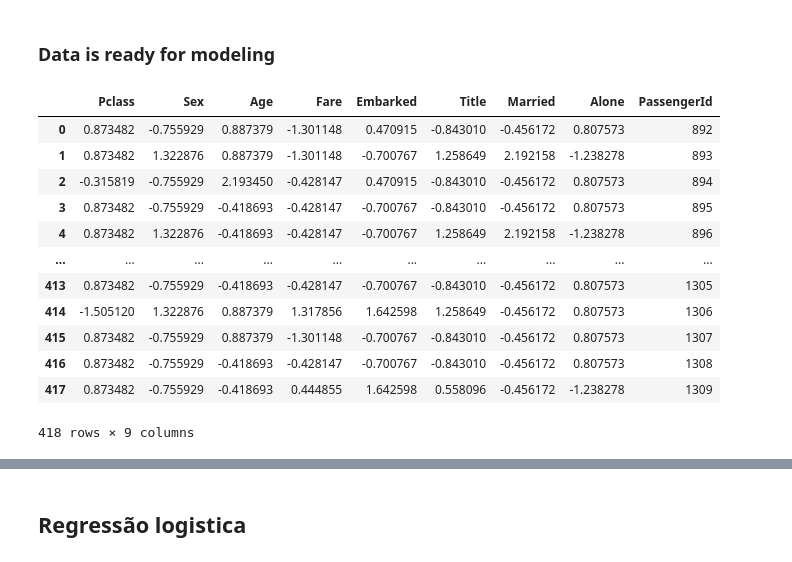
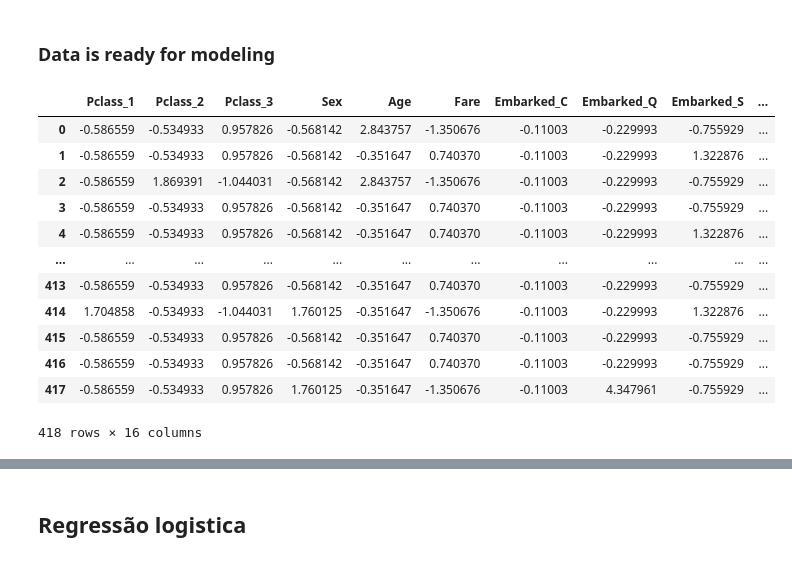
Before and after one commit to henriqueLD/CompetitionsKaggle, a Jupyter notebook: Titanic/pipeline.ipynb, the cells around one changed output, grey strips where cells are left out. Saved outputs shown, nothing was run; the diff lists cells and outputs as text; code cells hidden in the pictures.

```diff
--- a/Titanic/pipeline.ipynb
+++ b/Titanic/pipeline.ipynb
@@ -248,7 +239,22 @@ train_df.head()
-# %%
-# filling null values on enbarked
-train_df['Embarked'] = train_df['Embarked'].fillna('S')
-
-# encoding
-train_df['Embarked'] = train_df['Embarked'].map({'S': 0, 'Q': 1, 'C': 2}).astype(int)
-test_df['Embarked'] = test_df['Embarked'].map({'S': 0, 'Q': 1, 'C': 2}).astype(int)
+# %%
+# one hot encoding Pclass, Embarked an Title
+transformer = make_column_transformer(
+    (OneHotEncoder(),
+    ['Pclass', 'Embarked', 'Title']),
+    remainder='passthrough',
+    verbose_feature_names_out = False)
+
+transformed = transformer.fit_transform(train_df)
+
+train_df = pd.DataFrame(
+    transformed,
+    columns=transformer.get_feature_names_out()
+)
+
+transformed = transformer.fit_transform(test_df)
+test_df = pd.DataFrame(
+    transformed,
+    columns=transformer.get_feature_names_out()
+)
+
+train_df.head()
@@ -305,28 +318,36 @@ from sklearn.linear_model import LogisticRegression
 from sklearn.ensemble import RandomForestClassifier
 # %%
 train_scale = StandardScaler().fit_transform(train_df.drop(["Survived", "PassengerId"], axis = 1))
-train_df_scale = pd.DataFrame(train_scale, columns = ['Pclass','Sex','Age','Fare','Embarked','Title','Married','Alone'])
+train_df_scale = pd.DataFrame(train_scale, columns = ['Pclass_1', 'Pclass_2', 'Pclass_3',
+                                                    'Sex','Age','Fare',
+                                                    'Embarked_C','Embarked_Q','Embarked_S',
+                                                    'Title_Dr/Military/Noble/Clergy','Title_Master','Title_Miss/Mrs/Ms',
+                                                    'Title_Mr','Married','Alone'])
 train_df_scale['Survived'] = train_df['Survived']
 train_df_scale
 
 test_scale = StandardScaler().fit_transform(test_df.drop(["PassengerId"], axis = 1))
-test_df_scale = pd.DataFrame(test_scale, columns = ['Pclass','Sex','Age','Fare','Embarked','Title','Married','Alone'])
+test_df_scale = pd.DataFrame(test_scale, columns = ['Pclass_1', 'Pclass_2', 'Pclass_3',
+                                                    'Sex','Age','Fare',
+                                                    'Embarked_C','Embarked_Q','Embarked_S',
+                                                    'Title_Dr/Military/Noble/Clergy','Title_Master','Title_Miss/Mrs/Ms',
+                                                    'Title_Mr','Married','Alone'])
 test_df_scale['PassengerId'] = test_df['PassengerId']
 test_df_scale
 # %% [output]
-|  | Pclass | Sex | Age | Fare | Embarked | Title | Married | Alone | PassengerId |
-| 0 | 0.873482 | -0.755929 | 0.887379 | -1.301148 | 0.470915 | -0.843010 | -0.456172 | 0.807573 | 892 |
-| 1 | 0.873482 | 1.322876 | 0.887379 | -1.301148 | -0.700767 | 1.258649 | 2.192158 | -1.238278 | 893 |
-| 2 | -0.315819 | -0.755929 | 2.193450 | -0.428147 | 0.470915 | -0.843010 | -0.456172 | 0.807573 | 894 |
-| 3 | 0.873482 | -0.755929 | -0.418693 | -0.428147 | -0.700767 | -0.843010 | -0.456172 | 0.807573 | 895 |
-| 4 | 0.873482 | 1.322876 | -0.418693 | -0.428147 | -0.700767 | 1.258649 | 2.192158 | -1.238278 | 896 |
-| ... | ... | ... | ... | ... | ... | ... | ... | ... | ... |
-| 413 | 0.873482 | -0.755929 | -0.418693 | -0.428147 | -0.700767 | -0.843010 | -0.456172 | 0.807573 | 1305 |
-| 414 | -1.505120 | 1.322876 | 0.887379 | 1.317856 | 1.642598 | 1.258649 | -0.456172 | 0.807573 | 1306 |
-| 415 | 0.873482 | -0.755929 | 0.887379 | -1.301148 | -0.700767 | -0.843010 | -0.456172 | 0.807573 | 1307 |
-| 416 | 0.873482 | -0.755929 | -0.418693 | -0.428147 | -0.700767 | -0.843010 | -0.456172 | 0.807573 | 1308 |
-| 417 | 0.873482 | -0.755929 | -0.418693 | 0.444855 | 1.642598 | 0.558096 | -0.456172 | -1.238278 | 1309 |
+|  | Pclass_1 | Pclass_2 | Pclass_3 | Sex | Age | Fare | Embarked_C | Embarked_Q | Embarked_S | ... |
+| 0 | -0.586559 | -0.534933 | 0.957826 | -0.568142 | 2.843757 | -1.350676 | -0.11003 | -0.229993 | -0.755929 | ... |
+| 1 | -0.586559 | -0.534933 | 0.957826 | -0.568142 | -0.351647 | 0.740370 | -0.11003 | -0.229993 | 1.322876 | ... |
+| 2 | -0.586559 | 1.869391 | -1.044031 | -0.568142 | 2.843757 | -1.350676 | -0.11003 | -0.229993 | -0.755929 | ... |
+| 3 | -0.586559 | -0.534933 | 0.957826 | -0.568142 | -0.351647 | 0.740370 | -0.11003 | -0.229993 | -0.755929 | ... |
+| 4 | -0.586559 | -0.534933 | 0.957826 | -0.568142 | -0.351647 | 0.740370 | -0.11003 | -0.229993 | 1.322876 | ... |
+| ... | ... | ... | ... | ... | ... | ... | ... | ... | ... | ... |
+| 413 | -0.586559 | -0.534933 | 0.957826 | -0.568142 | -0.351647 | 0.740370 | -0.11003 | -0.229993 | -0.755929 | ... |
+| 414 | 1.704858 | -0.534933 | -1.044031 | 1.760125 | -0.351647 | -1.350676 | -0.11003 | -0.229993 | 1.322876 | ... |
+| 415 | -0.586559 | -0.534933 | 0.957826 | -0.568142 | -0.351647 | 0.740370 | -0.11003 | -0.229993 | -0.755929 | ... |
+| 416 | -0.586559 | -0.534933 | 0.957826 | -0.568142 | -0.351647 | 0.740370 | -0.11003 | -0.229993 | -0.755929 | ... |
+| 417 | -0.586559 | -0.534933 | 0.957826 | 1.760125 | -0.351647 | -1.350676 | -0.11003 | 4.347961 | -0.755929 | ... |
-418 rows × 9 columns
+418 rows × 16 columns
 # %%
 x_train, x_validation, y_train, y_validation = train_test_split(train_df_scale.drop(["Survived"], axis = 1), train_df_scale["Survived"], test_size=0.2, random_state=42)
 
```
Also changed, not shown: parts of 16 cells of this notebook, 1 other file.
